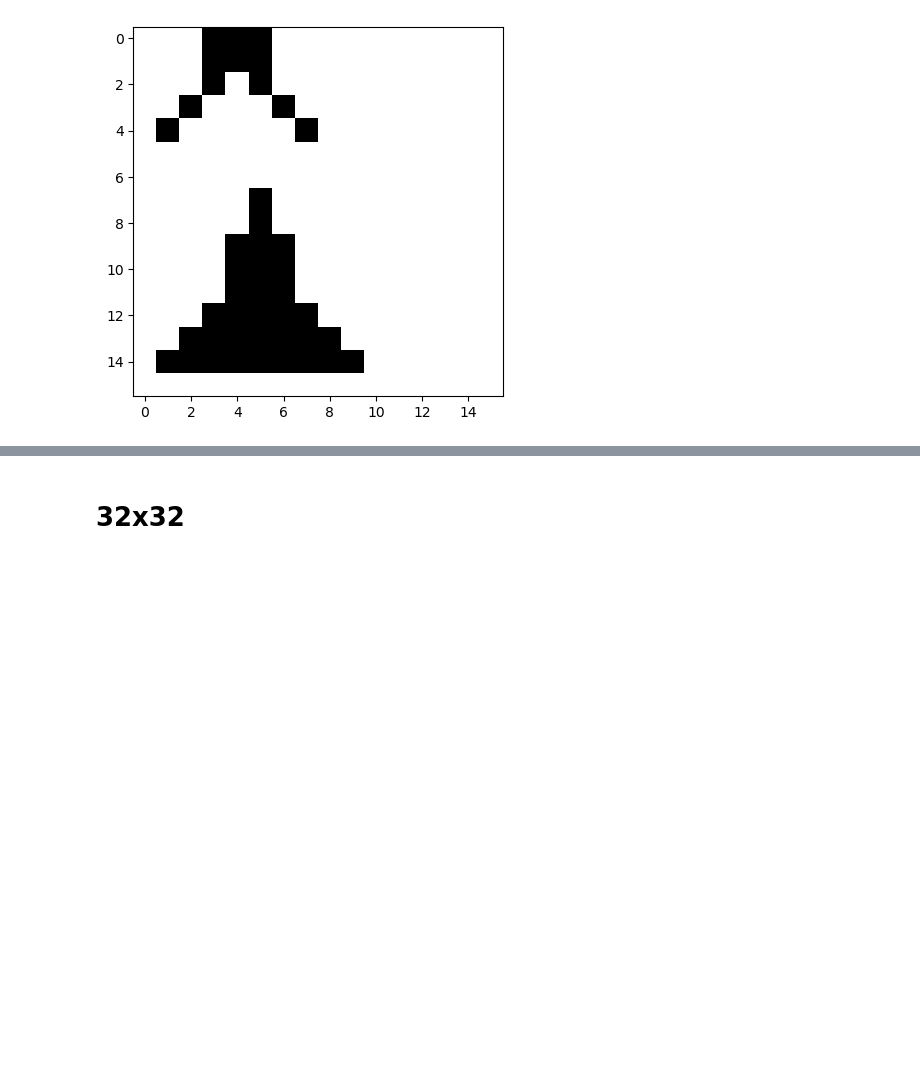
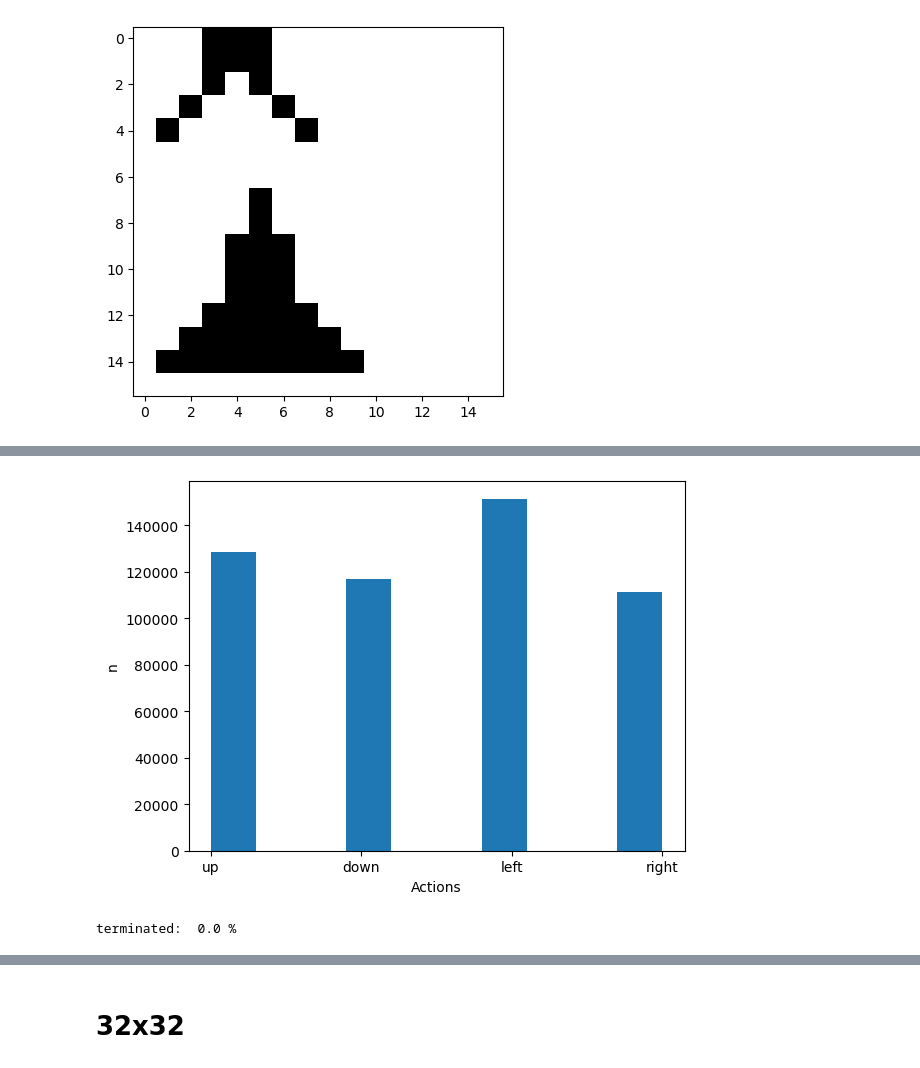
Before and after one commit to alexjps1/bps-trajectory, a Jupyter notebook: rl_agent/rl_agent_static.ipynb, the cells around one changed output, grey strips where cells are left out. Cells and saved outputs as stored; diff of their text form; code cells hidden in the pictures; blank space fills up the shorter version.

```diff
--- a/rl_agent/rl_agent_static.ipynb
+++ b/rl_agent/rl_agent_static.ipynb
@@ -120,0 +154,32 @@ plt.imshow(grid, cmap='binary')
+# %%
+# random start point
+from stable_baselines3.common.vec_env import DummyVecEnv
+env_size = (16, 16)
+empty_grid = np.zeros(env_size)
+goal = (15,15)
+max_steps = 32
+lr = 2.5e-4
+total_timesteps=500000
+ent_coef = 0.01
+def get_random_point(env_size):
+    point_x = np.random.choice(range(env_size[0]))
+    point_y = np.random.choice(range(env_size[0]))
+    point = (point_y, point_x)
+    return point
+def make_env():
+    def _init():
+        while True:
+            start = get_random_point(env_size)
+            goal = get_random_point(env_size)
+
+            if start != goal:
+                break
+        return GridEnv(empty_grid, start, goal, max_steps)
+    return _init
+
+
+env = DummyVecEnv([make_env() for _ in range(16)])
+
+batch_size = 64
+callback = ActionStoreCallback()
+model = PPO("MlpPolicy", env, tensorboard_log="./rl_agent_static_tensorboard/", learning_rate=lr, batch_size=batch_size, n_steps=1024, device='cpu', ent_coef= ent_coef).learn(total_timesteps=total_timesteps, callback=callback, progress_bar=True)
@@ -120,0 +189,33 @@ plt.imshow(grid, cmap='binary')
+# %%
+plot_action_histogram(callback)
+# %% [output]
+[figure, added]
+# %%
+goal = (15, 15)
+max_steps = 1000
+
+n = 100
+terminated_count = 0
+truncated_count = 0
+for i in tqdm(range(n)):
+    start_x = np.random.choice(range(16))
+    start_y = np.random.choice(range(16))
+    start = (start_y, start_x)
+
+    env = GridEnv(empty_grid, start, goal, max_steps)
+    obs, info = env.reset()
+    for step in range(env.max_steps):
+        action, _ = model.predict(obs, deterministic=True)
+
+        obs, reward, terminated, truncated, info = env.step(action)
+
+        if terminated or truncated:
+            if terminated:
+                terminated_count += 1
+            elif truncated:
+                truncated_count += 1
+            break
+
+print('terminated: ', terminated_count/n * 100, '%')
+# %% [output]
+terminated:  0.0 %
```
Also changed, not shown: parts of 42 cells of this notebook, 5 other files.
